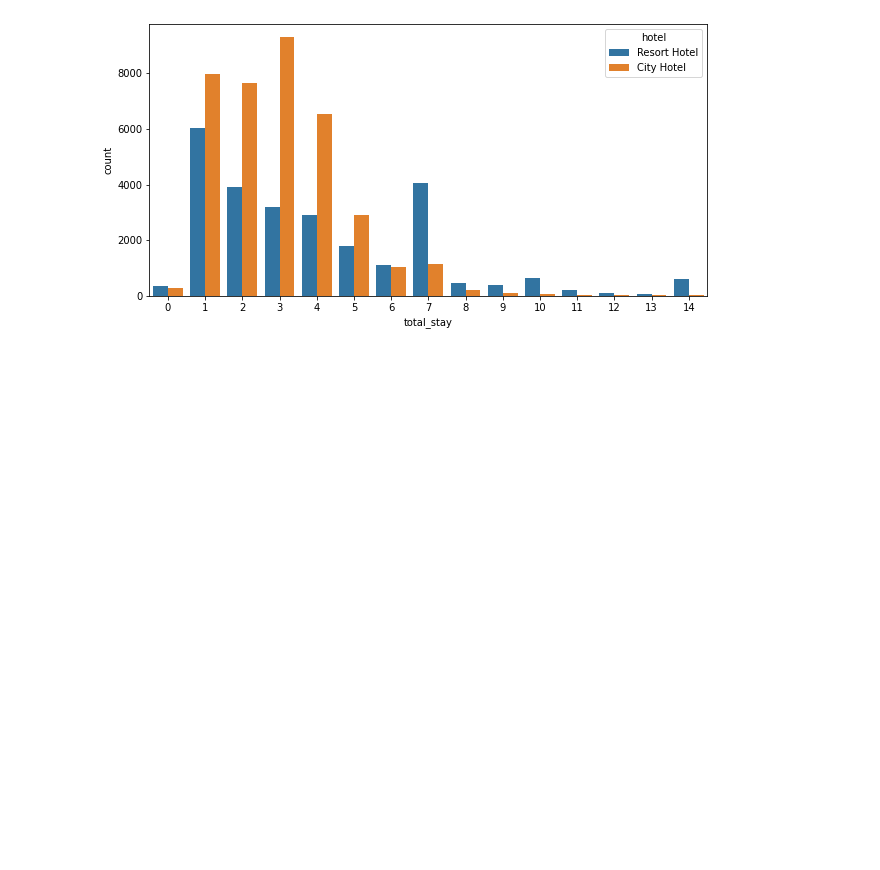
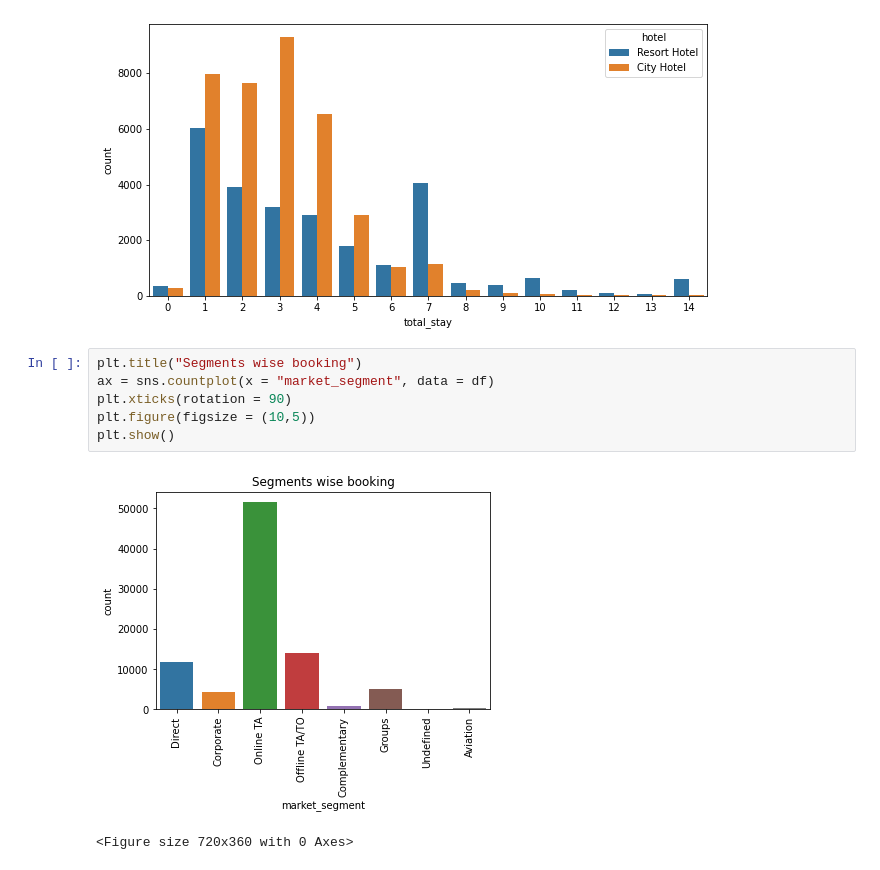
Before and after one commit to shobhi1998/Hotel-Booking-Analysis, a Jupyter notebook: Hotel_Booking.ipynb, the cells around one changed output. Drawn from its saved outputs; the diff is of its cells as text; blank space fills up the shorter version.

```diff
--- a/Hotel_Booking.ipynb
+++ b/Hotel_Booking.ipynb
@@ -183,3 +183,12 @@ sns.countplot(x = s1['total_stay'], hue = s1['hotel'])
 plt.show()
 # %% [output]
 [figure]
+# %%
+plt.title("Segments wise booking")
+ax = sns.countplot(x = "market_segment", data = df)
+plt.xticks(rotation = 90)
+plt.figure(figsize = (10,5))
+plt.show()
+# %% [output]
+[figure, added]
+<Figure size 720x360 with 0 Axes>
```
